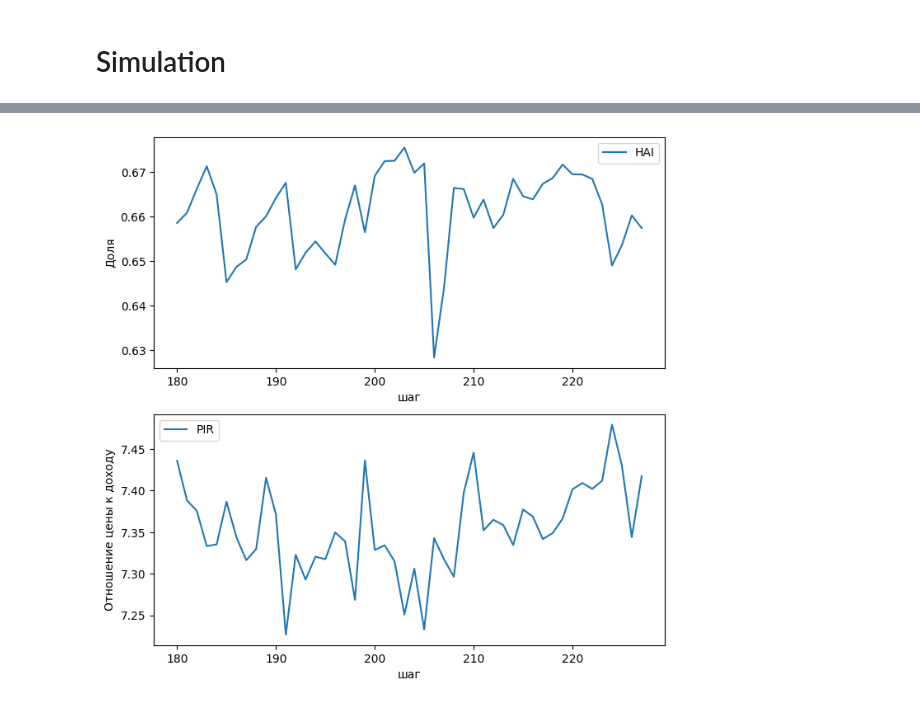
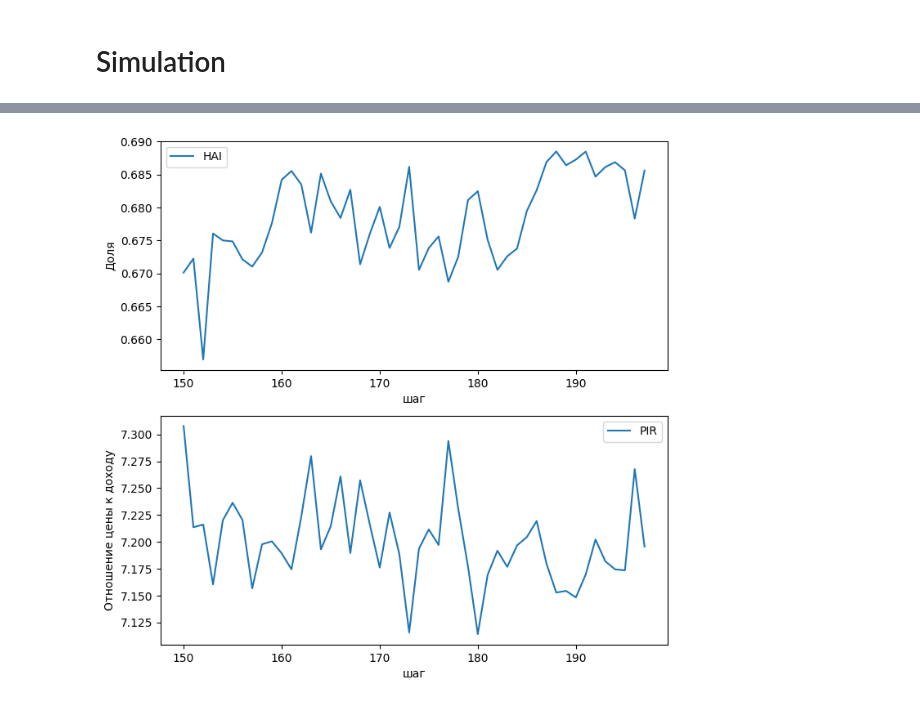
Before and after one commit to Hell-Writer/diploma, a Jupyter notebook: notebooks/base_model.ipynb, the cells around one changed output, grey strips where cells are left out. Cells and saved outputs as stored; diff of their text form; code cells hidden in the pictures.

```diff
--- a/notebooks/base_model.ipynb
+++ b/notebooks/base_model.ipynb
@@ -21,7 +21,7 @@ model = WorldModel(num_buyers=10000)
 model.mortgage_rate = 0.1
 model.youth_mortgage_rate = model.mortgage_rate
 model.family_mortgage_rate = model.mortgage_rate
-for month in range(360):
+for month in range(200):
     model.step()
 # %%
 fig, (ax1, ax2, ax3) = plt.subplots(3, figsize=(8,12))
@@ -46,14 +46,14 @@ ax3.set_xlabel('шаг');
 # %%
 fig, (ax1, ax2) = plt.subplots(2, figsize=(8,8))
 
-ax1.plot(model.datacollector.get_model_vars_dataframe()[['hai']][180:228])
+ax1.plot(model.datacollector.get_model_vars_dataframe()[['hai']][150:198])
 ax1.legend(['HAI'])
 ax1.set_ylabel('Доля')
 ax1.set_xlabel('шаг')
 
-ax2.plot(model.datacollector.get_model_vars_dataframe()[['pir']][180:228])
+ax2.plot(model.datacollector.get_model_vars_dataframe()[['pir']][150:198])
 ax2.legend(['PIR'])
 ax2.set_ylabel('Отношение цены к доходу')
 ax2.set_xlabel('шаг');
 # %% [output]
-[figure, old version]
+[figure, new version]
```
Also changed, not shown: parts of 1 cell of this notebook, 6 other files.
